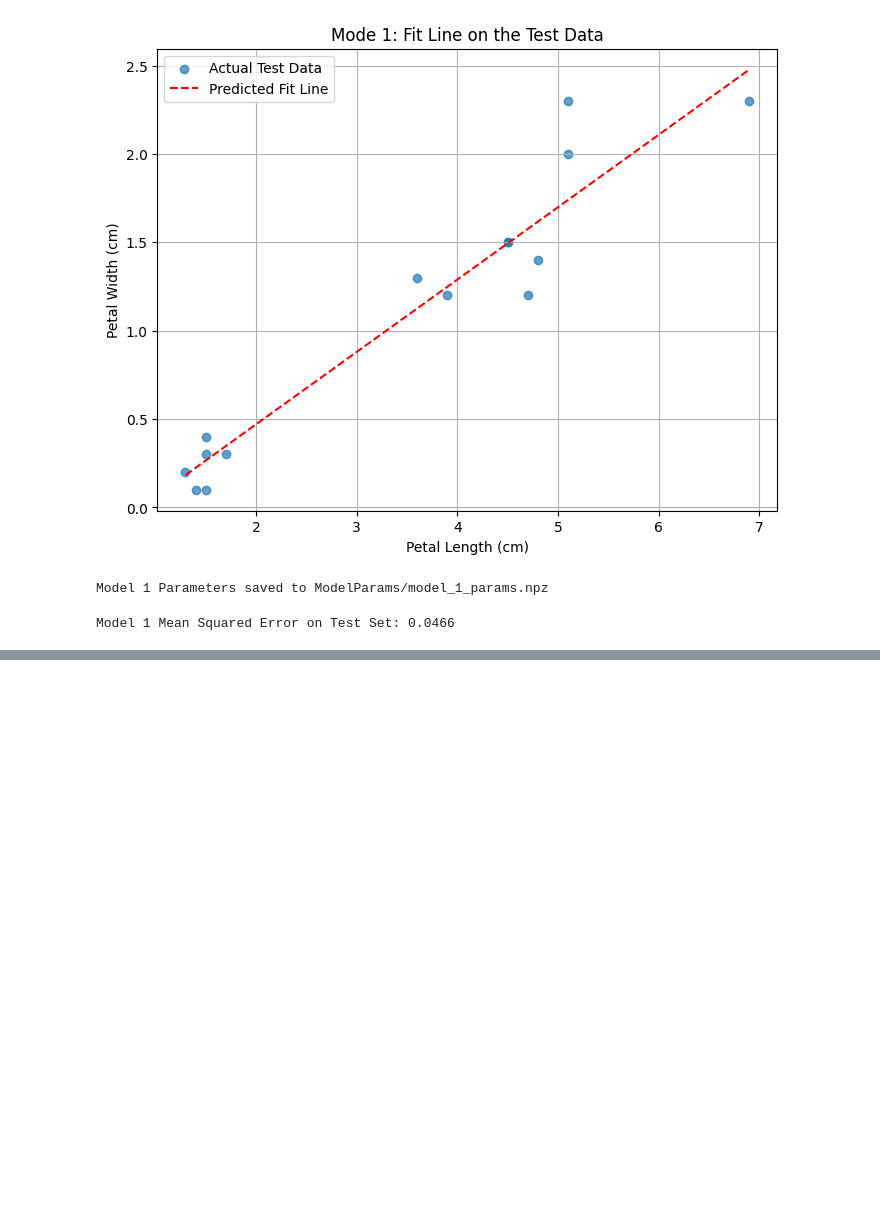
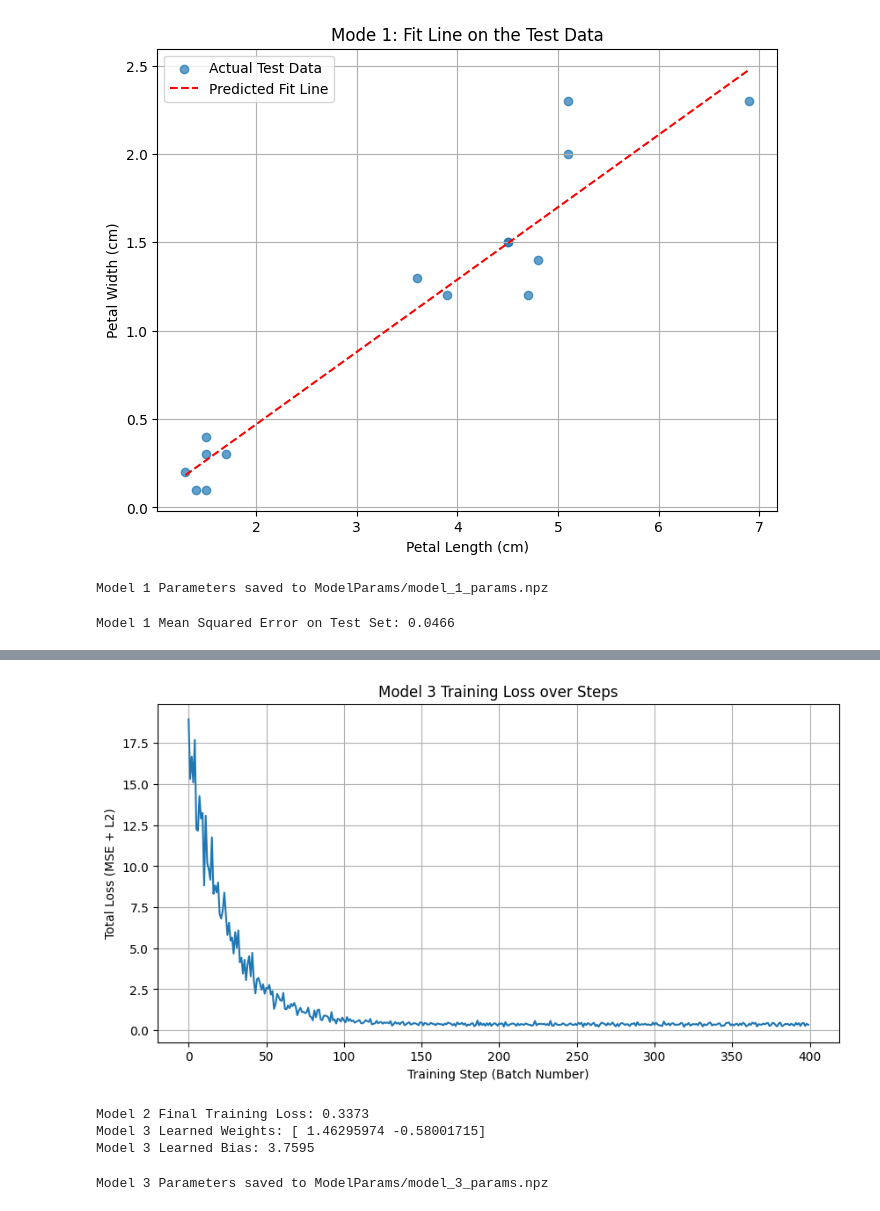
Before and after one commit to Fcorre000/MachineLearningAssignments, a Jupyter notebook: assignment1/regression_tasks.ipynb, the cells around one changed output, grey strips where cells are left out. Cells and saved outputs as stored; diff of their text form; code cells hidden in the pictures; blank space fills up the shorter version.

```diff
--- a/assignment1/regression_tasks.ipynb
+++ b/assignment1/regression_tasks.ipynb
@@ -125,0 +268,34 @@ Model 1 Mean Squared Error on Test Set: 0.0466
+# %%
+#plot training loss
+plt.figure(figsize=(10,5))
+plt.plot(model_3.losses)
+plt.title('Model 3 Training Loss over Steps')
+plt.xlabel('Training Step (Batch Number)')
+plt.ylabel('Total Loss (MSE + L2)')
+plt.grid(True)
+plt.show()
+
+#print final training loss
+print(f"Model 2 Final Training Loss: {model_3.losses[-1]:.4f}")
+
+#print final weights and bias for model 3
+#for a multi-feature model, weights are a vector, not a single slope.
+print(f"Model 3 Learned Weights: {model_3.weights.flatten()}")#flatten to show as a 1D array for readability
+print(f"Model 3 Learned Bias: {model_3.bias[0,0]:.4f}")
+
+#Visualizing a fit line for a 2-input model in 2D is not straightfoward
+#it would represent a plane in 3D space.
+# %% [output]
+[figure, added]
+Model 2 Final Training Loss: 0.3373
+Model 3 Learned Weights: [ 1.46295974 -0.58001715]
+Model 3 Learned Bias: 3.7595
+# %%
+#Save Model 3 Params
+params_dir = "ModelParams"
+os.makedirs(params_dir, exist_ok=True)#create dir is not already there
+model_3_params_path = os.path.join(params_dir, "model_3_params.npz")
+model_3.save(model_3_params_path)
+print(f"Model 3 Parameters saved to {model_3_params_path}")
+# %% [output]
+Model 3 Parameters saved to ModelParams/model_3_params.npz
```
Also changed, not shown: parts of 10 cells of this notebook, 2 other files.
